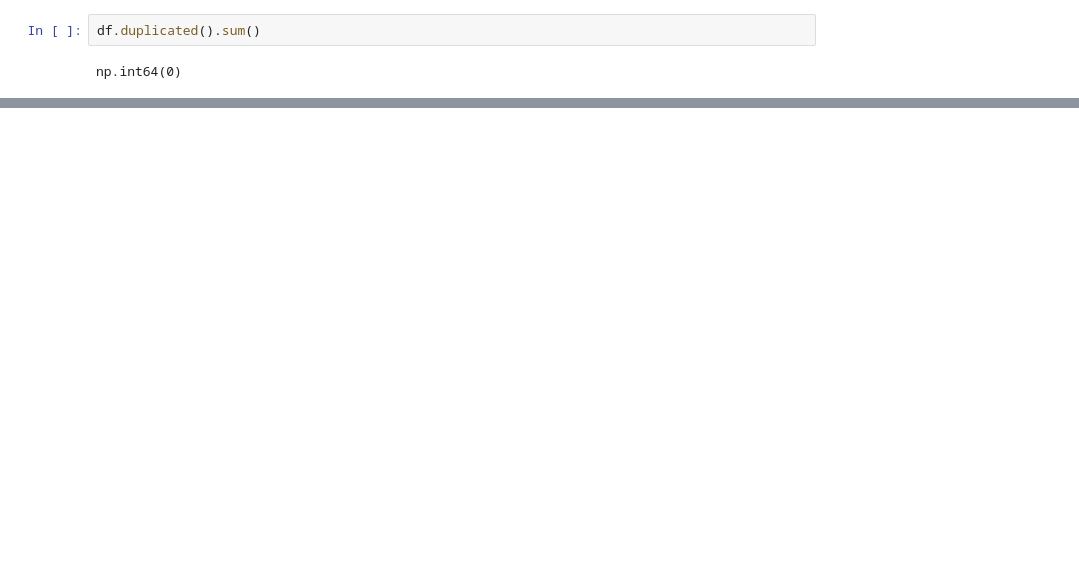
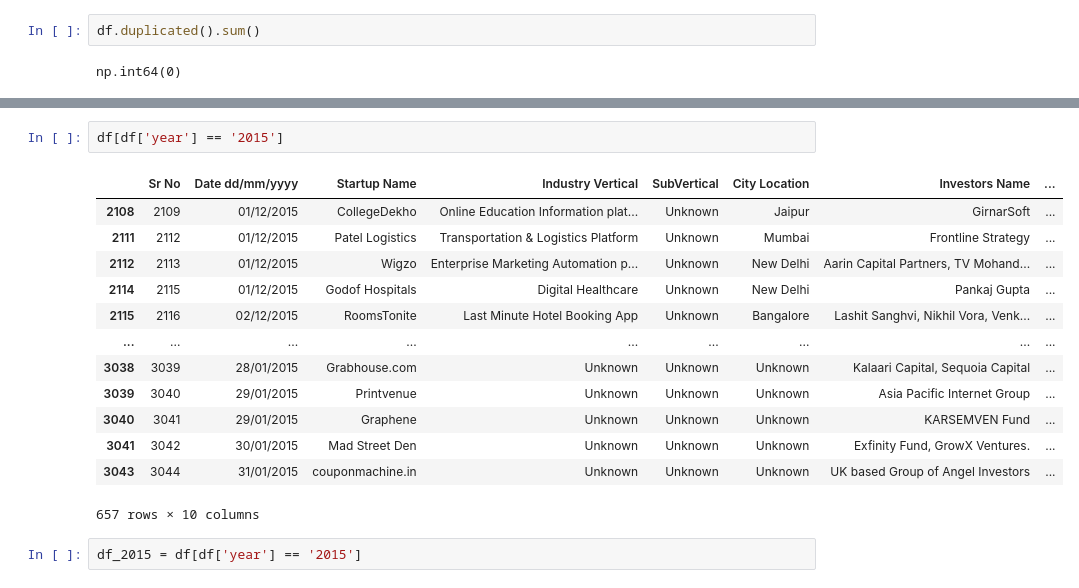
Before and after one commit to mayurimamdi/EDA, a Jupyter notebook: Indian Startup Funding/EDA.ipynb, the cells around one changed output, grey strips where cells are left out. Saved outputs shown, nothing was run; the diff lists cells and outputs as text; blank space fills up the shorter version.

```diff
--- a/Indian Startup Funding/EDA.ipynb
+++ b/Indian Startup Funding/EDA.ipynb
@@ -173,0 +304,18 @@ np.int64(0)
+# %%
+df[df['year'] == '2015']
+# %% [output]
+|  | Sr No | Date dd/mm/yyyy | Startup Name | Industry Vertical | SubVertical | City Location | Investors Name | ... |
+| 2108 | 2109 | 01/12/2015 | CollegeDekho | Online Education Information plat... | Unknown | Jaipur | GirnarSoft | ... |
+| 2111 | 2112 | 01/12/2015 | Patel Logistics | Transportation & Logistics Platform | Unknown | Mumbai | Frontline Strategy | ... |
+| 2112 | 2113 | 01/12/2015 | Wigzo | Enterprise Marketing Automation p... | Unknown | New Delhi | Aarin Capital Partners, TV Mohand... | ... |
+| 2114 | 2115 | 01/12/2015 | Godof Hospitals | Digital Healthcare | Unknown | New Delhi | Pankaj Gupta | ... |
+| 2115 | 2116 | 02/12/2015 | RoomsTonite | Last Minute Hotel Booking App | Unknown | Bangalore | Lashit Sanghvi, Nikhil Vora, Venk... | ... |
+| ... | ... | ... | ... | ... | ... | ... | ... | ... |
+| 3038 | 3039 | 28/01/2015 | Grabhouse.com | Unknown | Unknown | Unknown | Kalaari Capital, Sequoia Capital | ... |
+| 3039 | 3040 | 29/01/2015 | Printvenue | Unknown | Unknown | Unknown | Asia Pacific Internet Group | ... |
+| 3040 | 3041 | 29/01/2015 | Graphene | Unknown | Unknown | Unknown | KARSEMVEN Fund | ... |
+| 3041 | 3042 | 30/01/2015 | Mad Street Den | Unknown | Unknown | Unknown | Exfinity Fund, GrowX Ventures. | ... |
+| 3043 | 3044 | 31/01/2015 | couponmachine.in | Unknown | Unknown | Unknown | UK based Group of Angel Investors | ... |
+657 rows × 10 columns
+# %%
+df_2015 = df[df['year'] == '2015']
```
Also changed, not shown: parts of 31 cells of this notebook.
